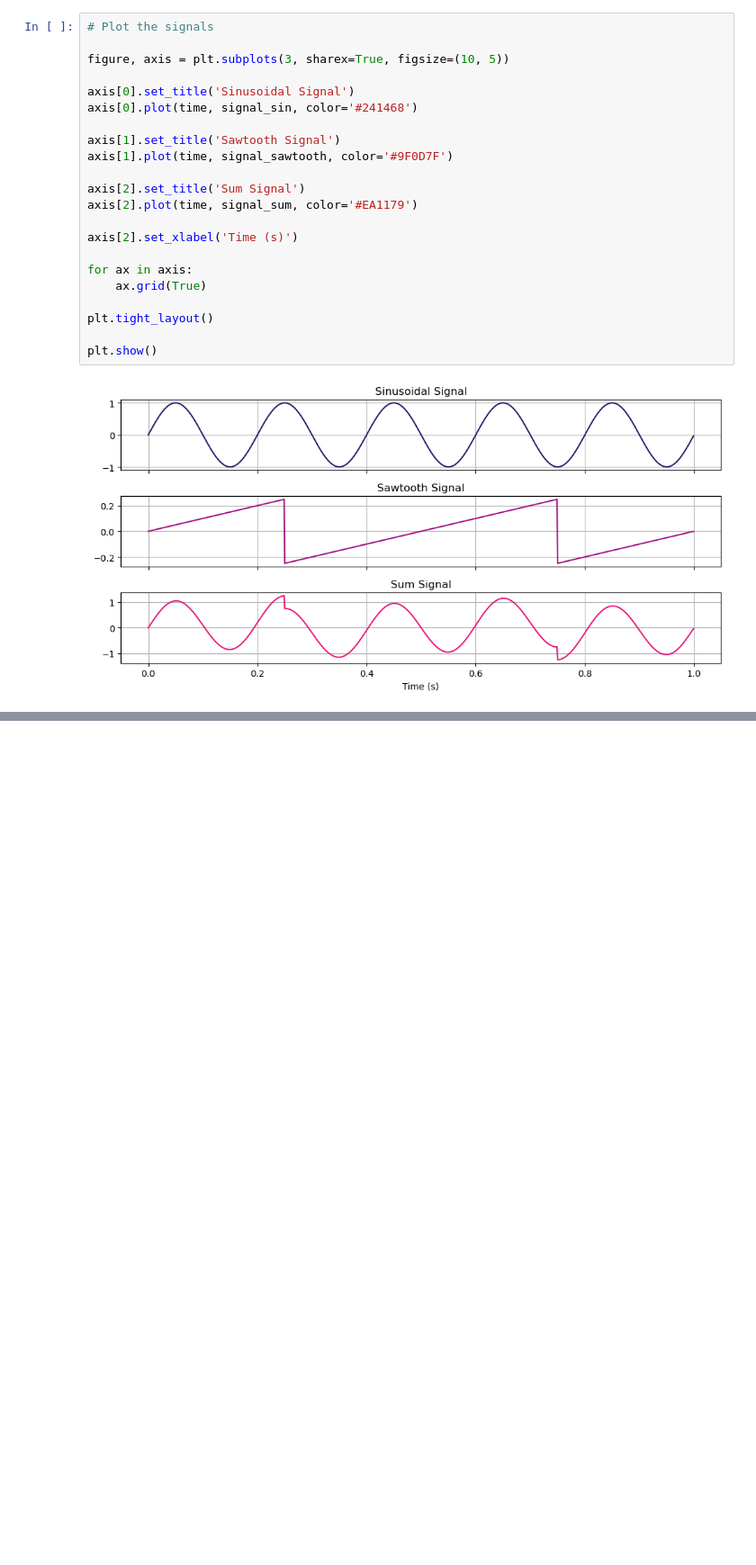
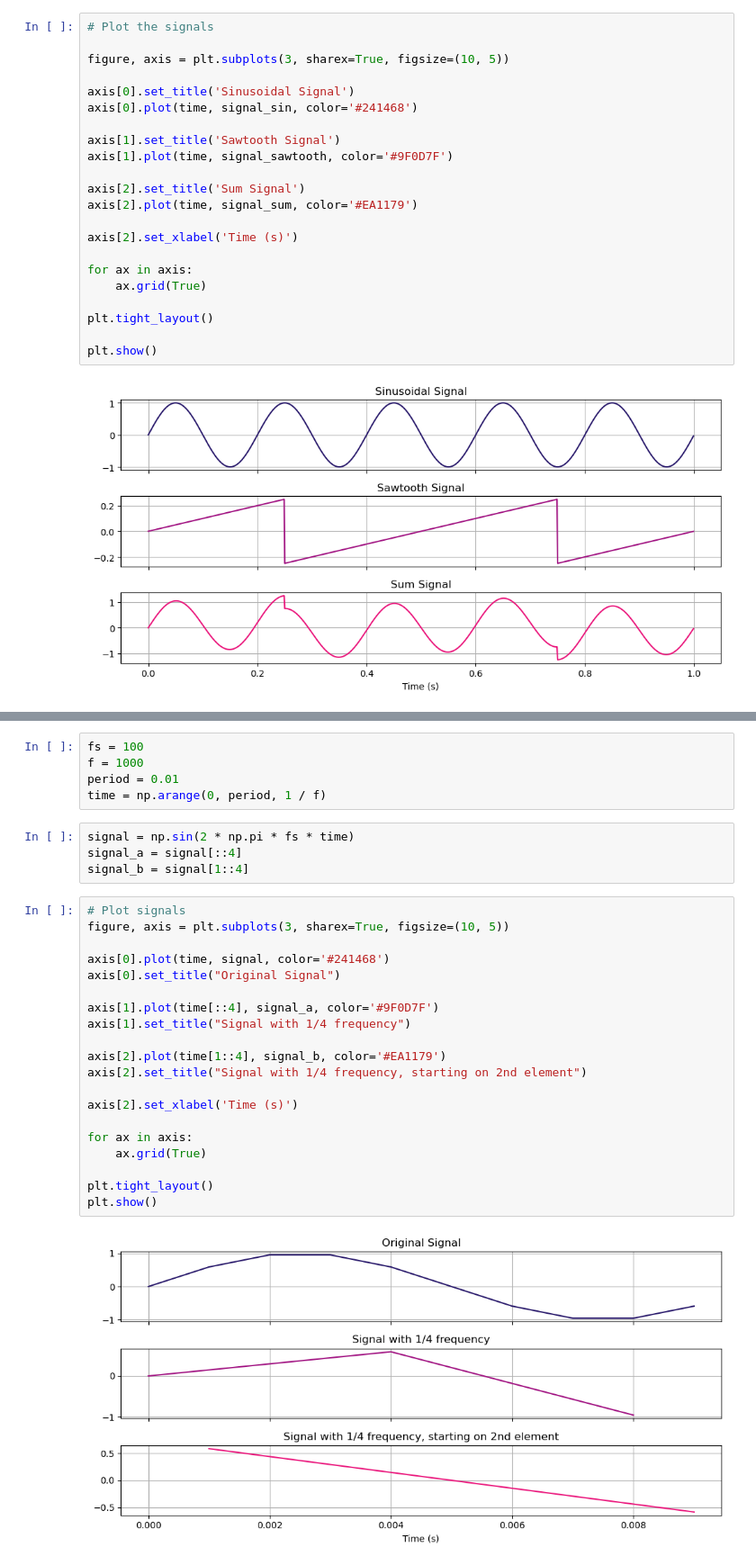
Before and after one commit to adania-miu/Prelucrarea-Semnalelor-Teme-Laborator, a Jupyter notebook: Laborator2/Lab2.ipynb, the cells around one changed output, grey strips where cells are left out. Shown at 90% size. Cells and saved outputs as stored; diff of their text form; blank space fills up the shorter version.

```diff
--- a/Laborator2/Lab2.ipynb
+++ b/Laborator2/Lab2.ipynb
@@ -118,0 +222,31 @@ plt.show()
+# %%
+fs = 100
+f = 1000
+period = 0.01
+time = np.arange(0, period, 1 / f)
+# %%
+signal = np.sin(2 * np.pi * fs * time)
+signal_a = signal[::4]
+signal_b = signal[1::4]
+# %%
+# Plot signals
+figure, axis = plt.subplots(3, sharex=True, figsize=(10, 5))
+
+axis[0].plot(time, signal, color='#241468')
+axis[0].set_title("Original Signal")
+
+axis[1].plot(time[::4], signal_a, color='#9F0D7F')
+axis[1].set_title("Signal with 1/4 frequency")
+
+axis[2].plot(time[1::4], signal_b, color='#EA1179')
+axis[2].set_title("Signal with 1/4 frequency, starting on 2nd element")
+
+axis[2].set_xlabel('Time (s)')
+
+for ax in axis:
+    ax.grid(True)
+
+plt.tight_layout()
+plt.show()
+# %% [output]
+[figure, added]
```
Also changed, not shown: parts of 24 cells of this notebook.
